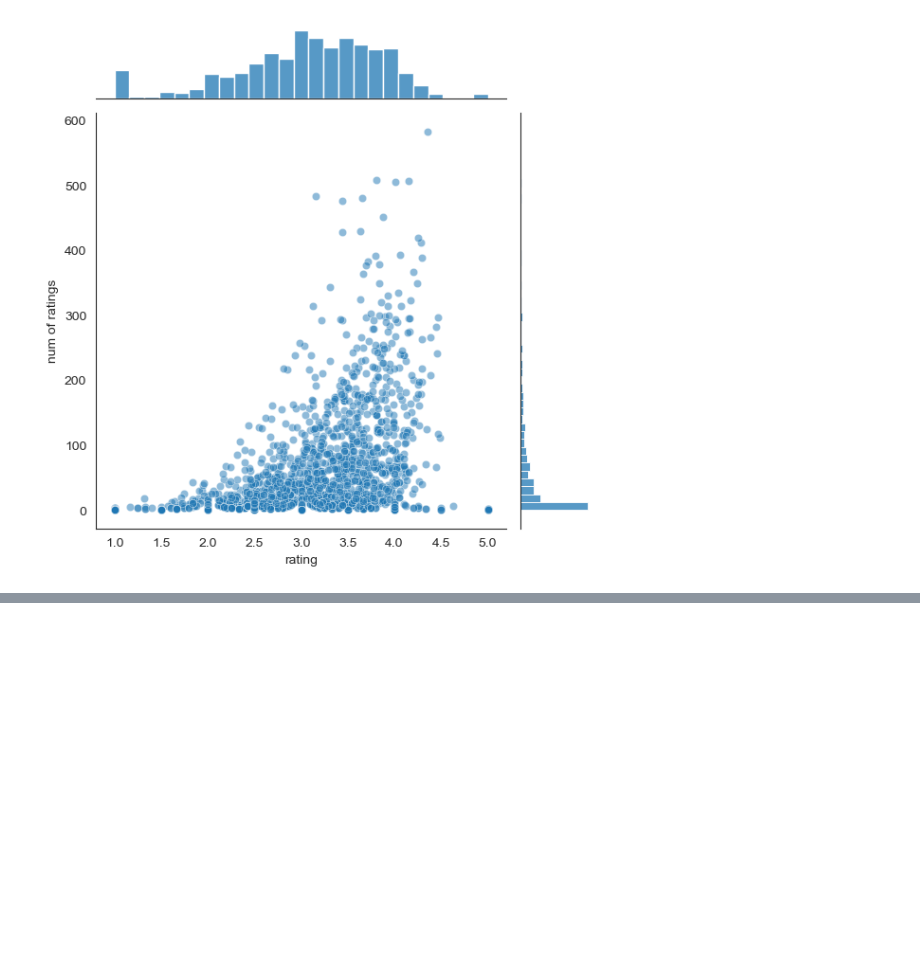
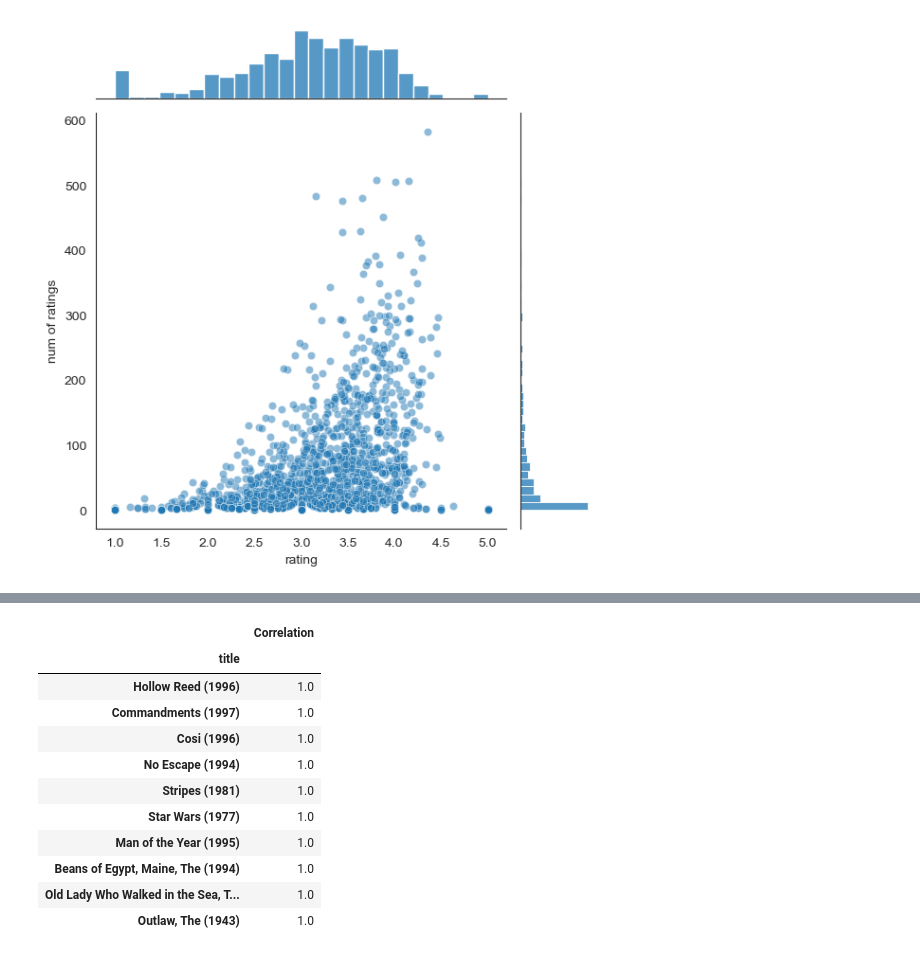
Before and after one commit to ridelsam/DataScience-ML, a Jupyter notebook: 16RecommenderSystems/recommender-system.ipynb, the cells around one changed output, grey strips where cells are left out. Cells and saved outputs as stored; diff of their text form; code cells hidden in the pictures; blank space fills up the shorter version.

```diff
--- a/16RecommenderSystems/recommender-system.ipynb
+++ b/16RecommenderSystems/recommender-system.ipynb
@@ -112,0 +156,4 @@ sns.jointplot(x='rating',y='num of ratings',data=ratings,alpha=0.5)
+# %%
+starwars_user_ratings = moviemat['Star Wars (1977)']
+liarliar_user_ratings = moviemat['Liar Liar (1997)']
+starwars_user_ratings.head()
@@ -112,0 +168,7 @@ sns.jointplot(x='rating',y='num of ratings',data=ratings,alpha=0.5)
+# %%
+similar_to_starwars = moviemat.corrwith(starwars_user_ratings)
+similar_to_liarliar = moviemat.corrwith(liarliar_user_ratings)
+# %%
+corr_starwars = pd.DataFrame(similar_to_starwars,columns=['Correlation'])
+corr_starwars.dropna(inplace=True)
+corr_starwars.head()
@@ -112,0 +183,15 @@ sns.jointplot(x='rating',y='num of ratings',data=ratings,alpha=0.5)
+# %%
+corr_starwars.sort_values('Correlation',ascending=False).head(10)
+# %% [output]
+|  | Correlation |
+| title |  |
+| Hollow Reed (1996) | 1.0 |
+| Commandments (1997) | 1.0 |
+| Cosi (1996) | 1.0 |
+| No Escape (1994) | 1.0 |
+| Stripes (1981) | 1.0 |
+| Star Wars (1977) | 1.0 |
+| Man of the Year (1995) | 1.0 |
+| Beans of Egypt, Maine, The (1994) | 1.0 |
+| Old Lady Who Walked in the Sea, T... | 1.0 |
+| Outlaw, The (1943) | 1.0 |
```
Also changed, not shown: parts of 11 cells of this notebook.
